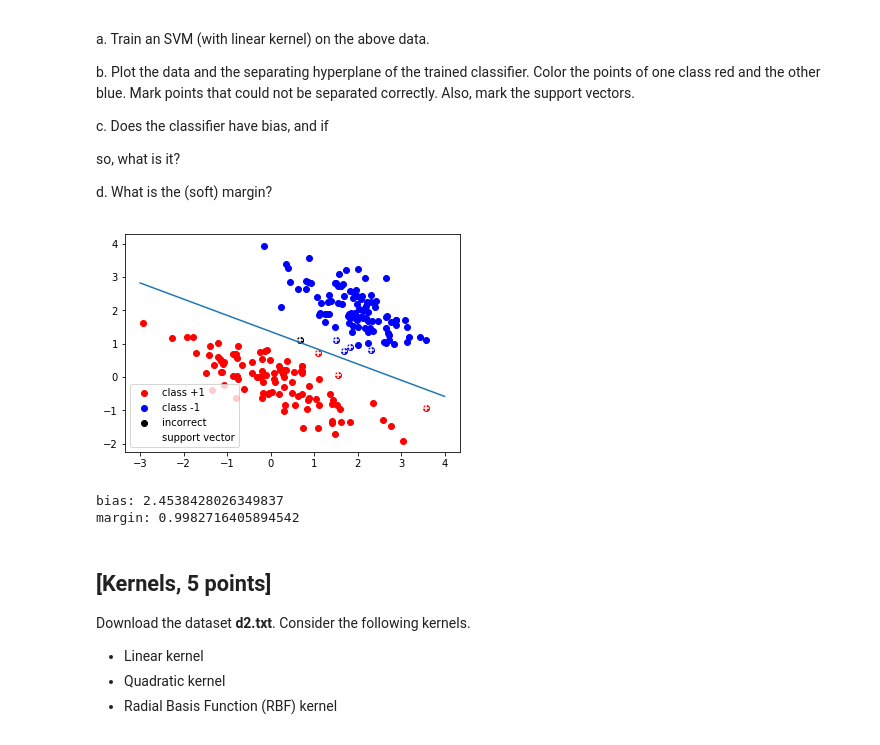
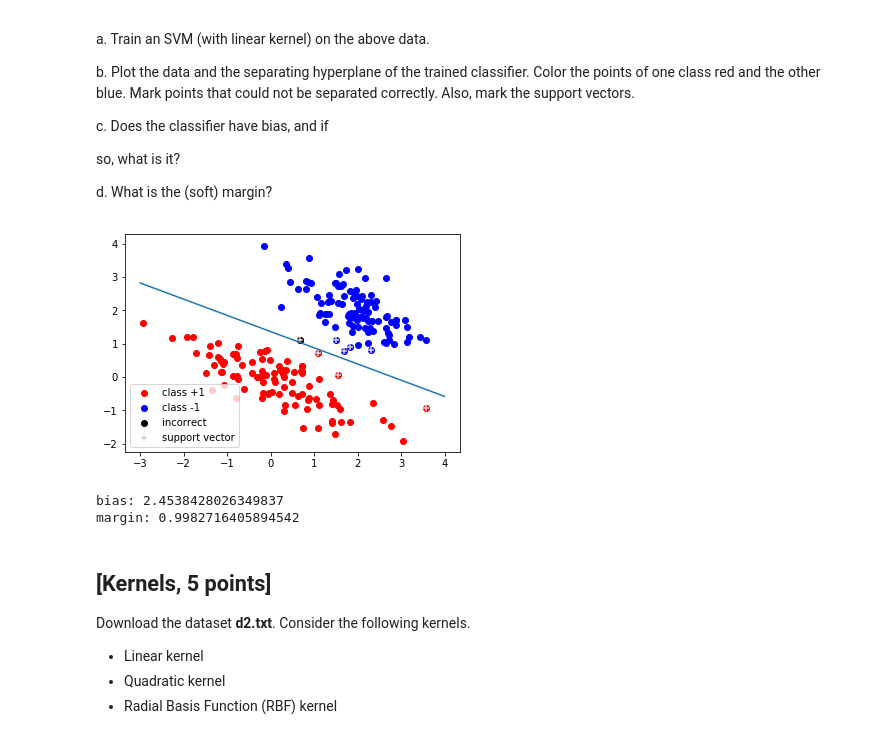
Before and after one commit to vchristoffersson/TDA231, a Jupyter notebook: hw4/hw4.ipynb, the cells around one changed output. Cells and saved outputs as stored; diff of their text form; code cells hidden in the pictures.

```diff
--- a/hw4/hw4.ipynb
+++ b/hw4/hw4.ipynb
@@ -167,35 +181,35 @@ I = fitted.intercept_
 
 a = -W[0] / W[1]
 b = I[0] / W[1]
 
 x = np.linspace(-3, 4)
 y = a*x - b
 
 #Margin
 margin = 1 / np.sqrt(W[0]*W[0] + W[1]*W[1])
 margin = 2*margin
 
 #Find mislabelled points
 pred = fitted.predict(X)
 fault = [Y != pred]
 faultpoints = X[fault]
 
 support = fitted.support_
 vec = X[support]
 
 
 plt.scatter(Xpos[:,:1], Xpos[:,-1], color='red', label = 'class +1')
 plt.scatter(Xneg[:,:1], Xneg[:,-1], color='blue', label = 'class -1')
 plt.scatter(faultpoints[:,:1], faultpoints[:,-1], color='black', label = 'incorrect')
-plt.scatter(vec[:,:1], vec[:,-1], marker='+', color='white', label = 'support vector')
+plt.scatter(vec[:,:1], vec[:,-1], marker='+', color='lightgray', label = 'support vector')
 plt.plot(x, y)
 plt.legend()
 plt.show()
 
 print('bias:', I[0])
 print('margin:', margin)
 # %% [output]
-[figure, old version]
+[figure, new version]
 bias: 2.4538428026349837
 margin: 0.9982716405894542
 # %% [markdown]
```
Also changed, not shown: parts of 3 cells of this notebook.
